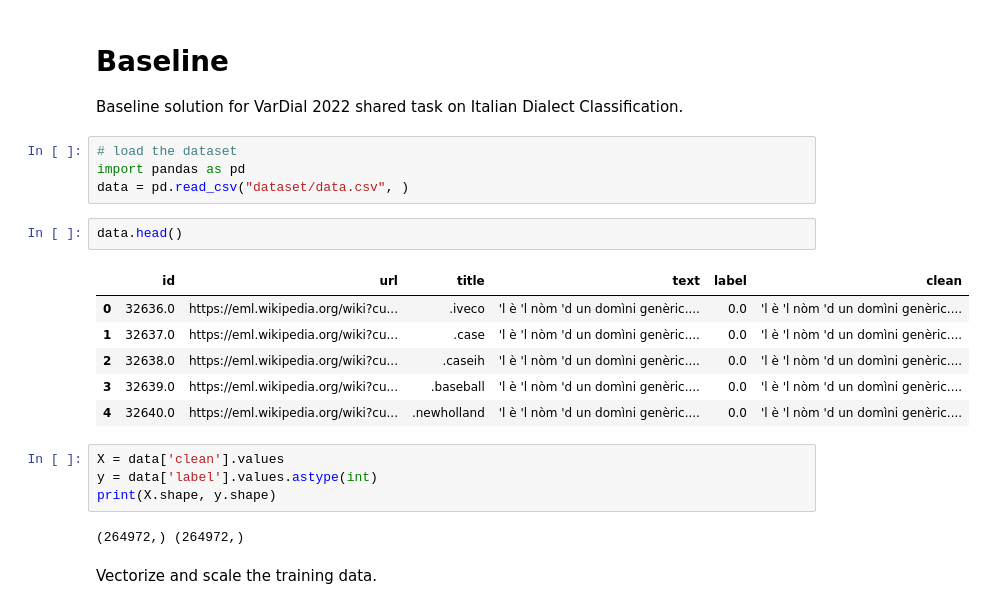
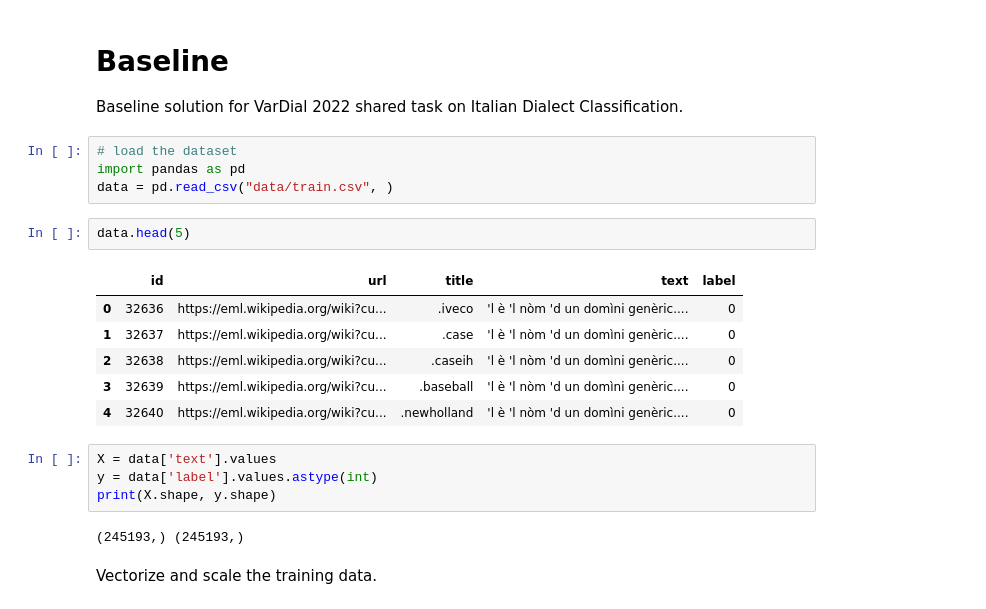
Before and after one commit to eduardoberford/spanish-dialects-identification, a Jupyter notebook: baseline.ipynb, the cells around one changed output. Saved outputs shown, nothing was run; the diff lists cells and outputs as text.

Commit message:
Enhanced data generation, LogisticRegression for baseline, other improvements

```diff
--- a/baseline.ipynb
+++ b/baseline.ipynb
@@ -4,22 +4,22 @@ Baseline solution for VarDial 2022 shared task on Italian Dialect Classification
 # %%
 # load the dataset
 import pandas as pd
-data = pd.read_csv("dataset/data.csv", )
+data = pd.read_csv("data/train.csv", )
 # %%
-data.head()
+data.head(5)
 # %% [output]
-|  | id | url | title | text | label | clean |
-| 0 | 32636.0 | https://eml.wikipedia.org/wiki?cu... | .iveco | 'l è 'l nòm 'd un domìni genèric.... | 0.0 | 'l è 'l nòm 'd un domìni genèric.... |
-| 1 | 32637.0 | https://eml.wikipedia.org/wiki?cu... | .case | 'l è 'l nòm 'd un domìni genèric.... | 0.0 | 'l è 'l nòm 'd un domìni genèric.... |
-| 2 | 32638.0 | https://eml.wikipedia.org/wiki?cu... | .caseih | 'l è 'l nòm 'd un domìni genèric.... | 0.0 | 'l è 'l nòm 'd un domìni genèric.... |
-| 3 | 32639.0 | https://eml.wikipedia.org/wiki?cu... | .baseball | 'l è 'l nòm 'd un domìni genèric.... | 0.0 | 'l è 'l nòm 'd un domìni genèric.... |
-| 4 | 32640.0 | https://eml.wikipedia.org/wiki?cu... | .newholland | 'l è 'l nòm 'd un domìni genèric.... | 0.0 | 'l è 'l nòm 'd un domìni genèric.... |
+|  | id | url | title | text | label |
+| 0 | 32636 | https://eml.wikipedia.org/wiki?cu... | .iveco | 'l è 'l nòm 'd un domìni genèric.... | 0 |
+| 1 | 32637 | https://eml.wikipedia.org/wiki?cu... | .case | 'l è 'l nòm 'd un domìni genèric.... | 0 |
+| 2 | 32638 | https://eml.wikipedia.org/wiki?cu... | .caseih | 'l è 'l nòm 'd un domìni genèric.... | 0 |
+| 3 | 32639 | https://eml.wikipedia.org/wiki?cu... | .baseball | 'l è 'l nòm 'd un domìni genèric.... | 0 |
+| 4 | 32640 | https://eml.wikipedia.org/wiki?cu... | .newholland | 'l è 'l nòm 'd un domìni genèric.... | 0 |
 # %%
-X = data['clean'].values
+X = data['text'].values
 y = data['label'].values.astype(int)
 print(X.shape, y.shape)
 # %% [output]
-(264972,) (264972,)
+(245193,) (245193,)
 # %% [markdown]
 Vectorize and scale the training data.
 # %%
```
Also changed, not shown: parts of 7 cells of this notebook, 8 other files.
